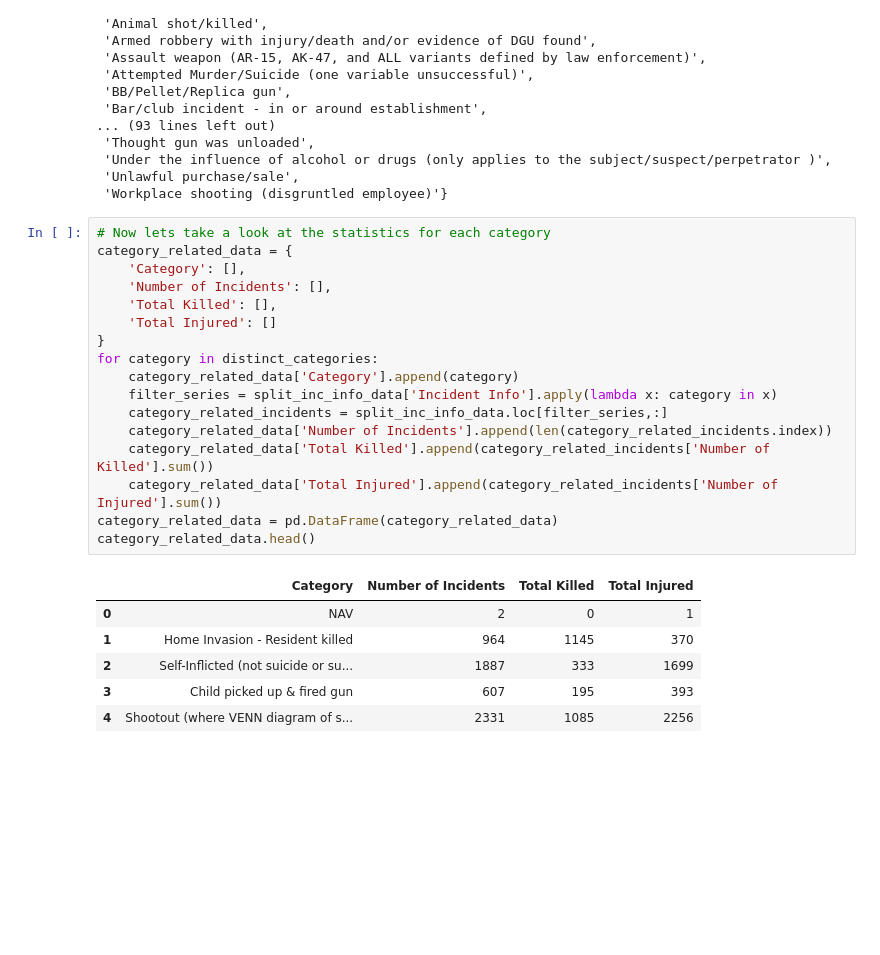
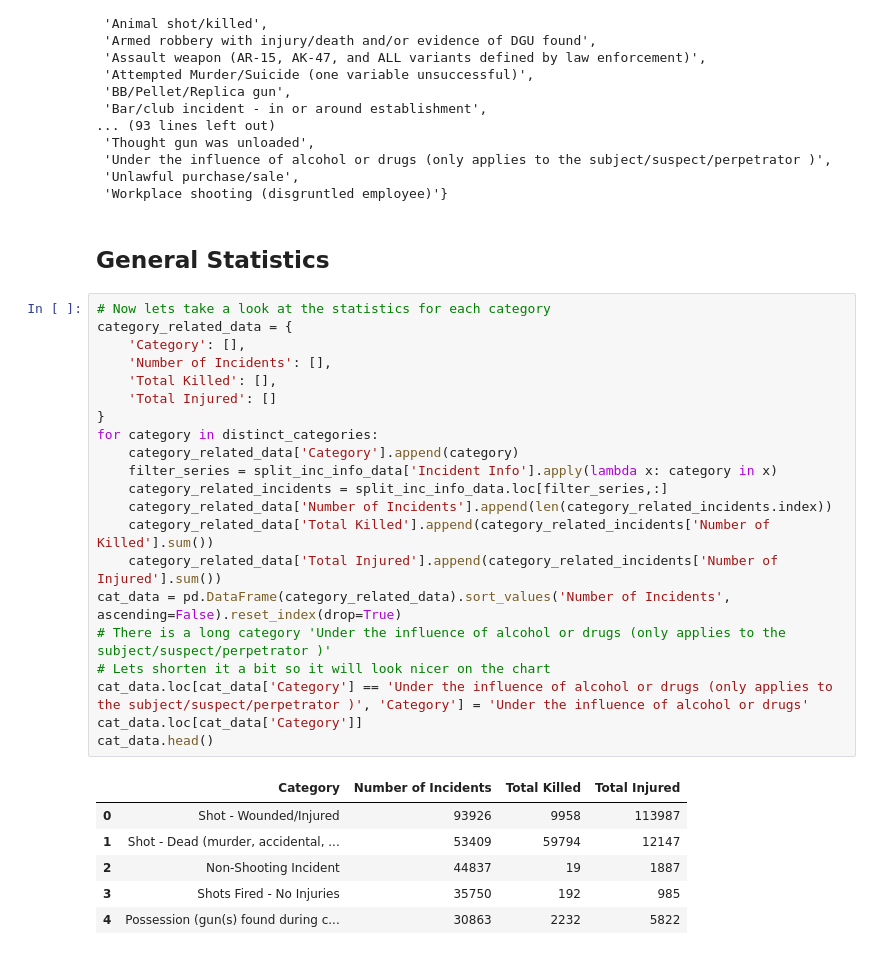
Before and after one commit to Demarsch/gun-violence, a Jupyter notebook: Code/Incident Categories.ipynb, the cells around one changed output. Drawn from its saved outputs; the diff is of its cells as text; blank space fills up the shorter version.

Commit message:
Added config for charts. Added 'Top 20' analysis for incident categories

```diff
--- a/Code/Incident Categories.ipynb
+++ b/Code/Incident Categories.ipynb
@@ -78,27 +84,33 @@ There are 109 unique categories
  'Under the influence of alcohol or drugs (only applies to the subject/suspect/perpetrator )',
  'Unlawful purchase/sale',
  'Workplace shooting (disgruntled employee)'}
+# %% [markdown]
+## General Statistics
 # %%
 # Now lets take a look at the statistics for each category
 category_related_data = {
     'Category': [],
     'Number of Incidents': [],
     'Total Killed': [],
     'Total Injured': []
 }
 for category in distinct_categories:
     category_related_data['Category'].append(category)
     filter_series = split_inc_info_data['Incident Info'].apply(lambda x: category in x)
     category_related_incidents = split_inc_info_data.loc[filter_series,:]
     category_related_data['Number of Incidents'].append(len(category_related_incidents.index))
     category_related_data['Total Killed'].append(category_related_incidents['Number of Killed'].sum())
     category_related_data['Total Injured'].append(category_related_incidents['Number of Injured'].sum())
-category_related_data = pd.DataFrame(category_related_data)
-category_related_data.head()
+cat_data = pd.DataFrame(category_related_data).sort_values('Number of Incidents', ascending=False).reset_index(drop=True)
+# There is a long category 'Under the influence of alcohol or drugs (only applies to the subject/suspect/perpetrator )'
+# Lets shorten it a bit so it will look nicer on the chart
+cat_data.loc[cat_data['Category'] == 'Under the influence of alcohol or drugs (only applies to the subject/suspect/perpetrator )', 'Category'] = 'Under the influence of alcohol or drugs'
+cat_data.loc[cat_data['Category']]
+cat_data.head()
 # %% [output]
 |  | Category | Number of Incidents | Total Killed | Total Injured |
-| 0 | NAV | 2 | 0 | 1 |
-| 1 | Home Invasion - Resident killed | 964 | 1145 | 370 |
-| 2 | Self-Inflicted (not suicide or su... | 1887 | 333 | 1699 |
-| 3 | Child picked up & fired gun | 607 | 195 | 393 |
-| 4 | Shootout (where VENN diagram of s... | 2331 | 1085 | 2256 |
+| 0 | Shot - Wounded/Injured | 93926 | 9958 | 113987 |
+| 1 | Shot - Dead (murder, accidental, ... | 53409 | 59794 | 12147 |
+| 2 | Non-Shooting Incident | 44837 | 19 | 1887 |
+| 3 | Shots Fired - No Injuries | 35750 | 192 | 985 |
+| 4 | Possession (gun(s) found during c... | 30863 | 2232 | 5822 |
```
Also changed, not shown: parts of 9 cells of this notebook, 1 other file.
